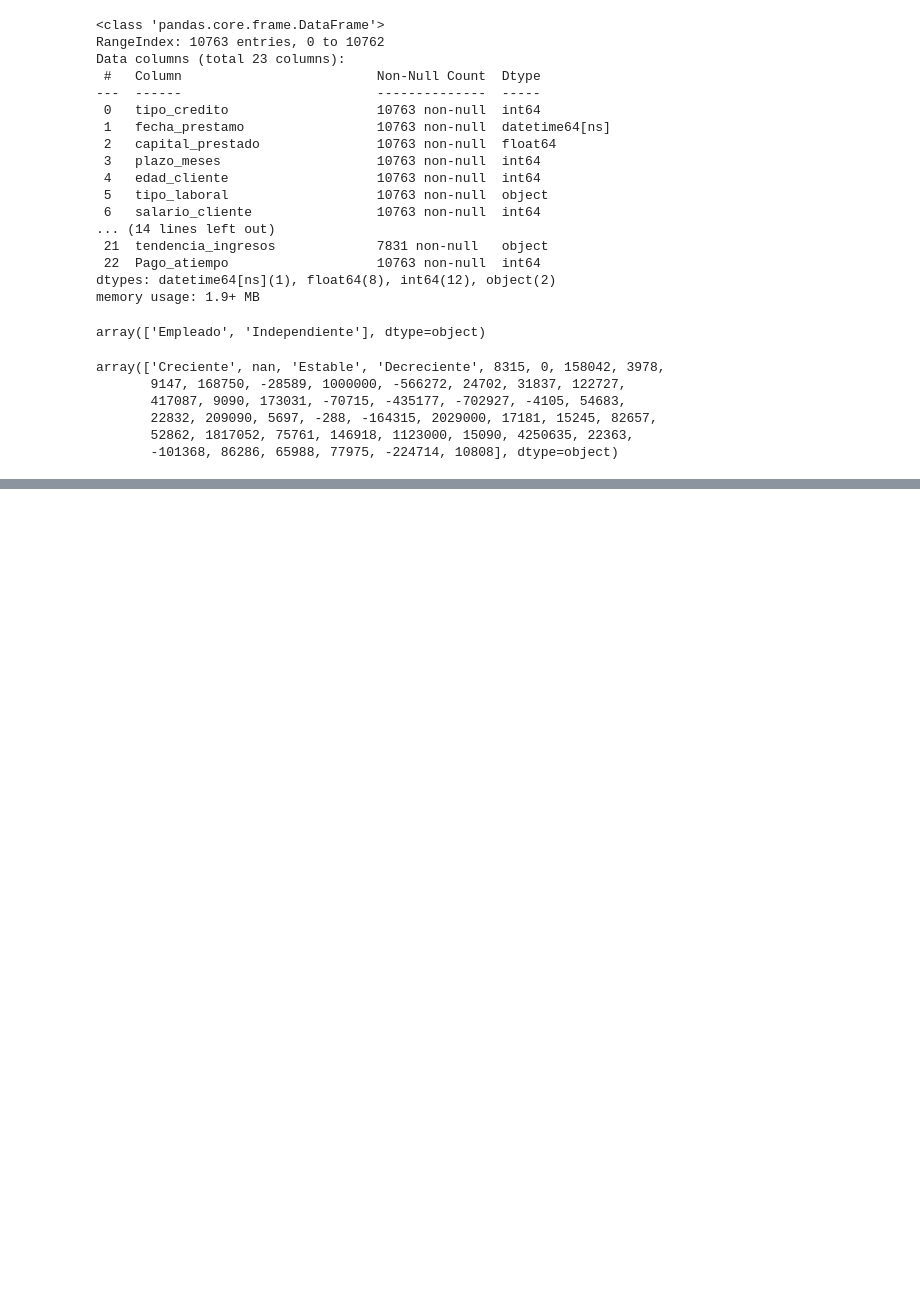
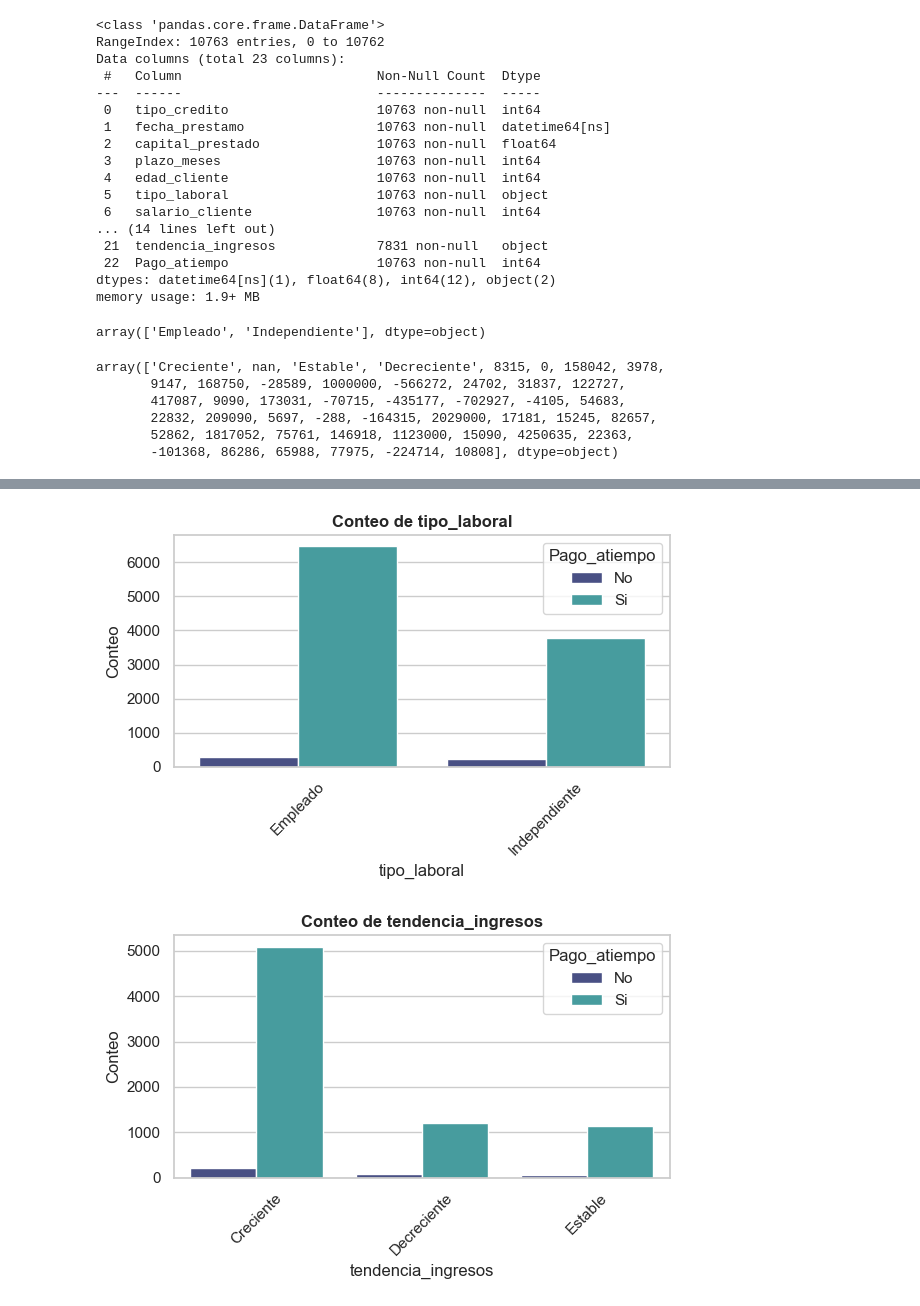
Before and after one commit to pbuitragoa33/MLOps-Financial-Risk-pipeline, a Jupyter notebook: etl_scripts/src/desarrollo/transformacion_eda.ipynb, the cells around one changed output, grey strips where cells are left out. Saved outputs shown, nothing was run; the diff lists cells and outputs as text; code cells hidden in the pictures; blank space fills up the shorter version.

```diff
--- a/etl_scripts/src/desarrollo/transformacion_eda.ipynb
+++ b/etl_scripts/src/desarrollo/transformacion_eda.ipynb
@@ -129,0 +396,10 @@ dtype: int64
+# %%
+# Invocar la función
+
+if True:
+
+    for col in col_nums:
+
+        print(f"\nTabla de Frecuencia para {col} agrupada en 5 intervalos:")
+
+        display(tabla_intervalos_numericos(df, col, bins = 5))
@@ -129,0 +458,10 @@ dtype: int64
+# %%
+#  Columnas Categóricas y sus valores
+
+col_cats = df.select_dtypes(include = 'object').columns
+
+for col in col_cats:
+
+    print(f'Columna: {col}')
+    print(df[col].value_counts(dropna = False))
+    print("--" * 15)
@@ -129,0 +483,19 @@ dtype: int64
+# %%
+# Graficas variables categoricas
+
+sns.set_theme(style = "whitegrid")
+
+for i, col in enumerate(col_cats):
+
+    plt.figure(figsize = (6, 4))
+    sns.countplot(data = df, x = col, hue = 'Pago_atiempo', order = df[col].value_counts().index, palette = 'mako')
+    plt.xticks(rotation = 45)
+    plt.title('Conteo de ' + col, fontsize = 12, fontweight = 'bold')
+    plt.tight_layout()
+    plt.xlabel(col)
+    plt.ylabel('Conteo')
+
+    plt.show()
+# %% [output]
+[figure, added]
+[figure, added]
```
Also changed, not shown: parts of 42 cells of this notebook.
